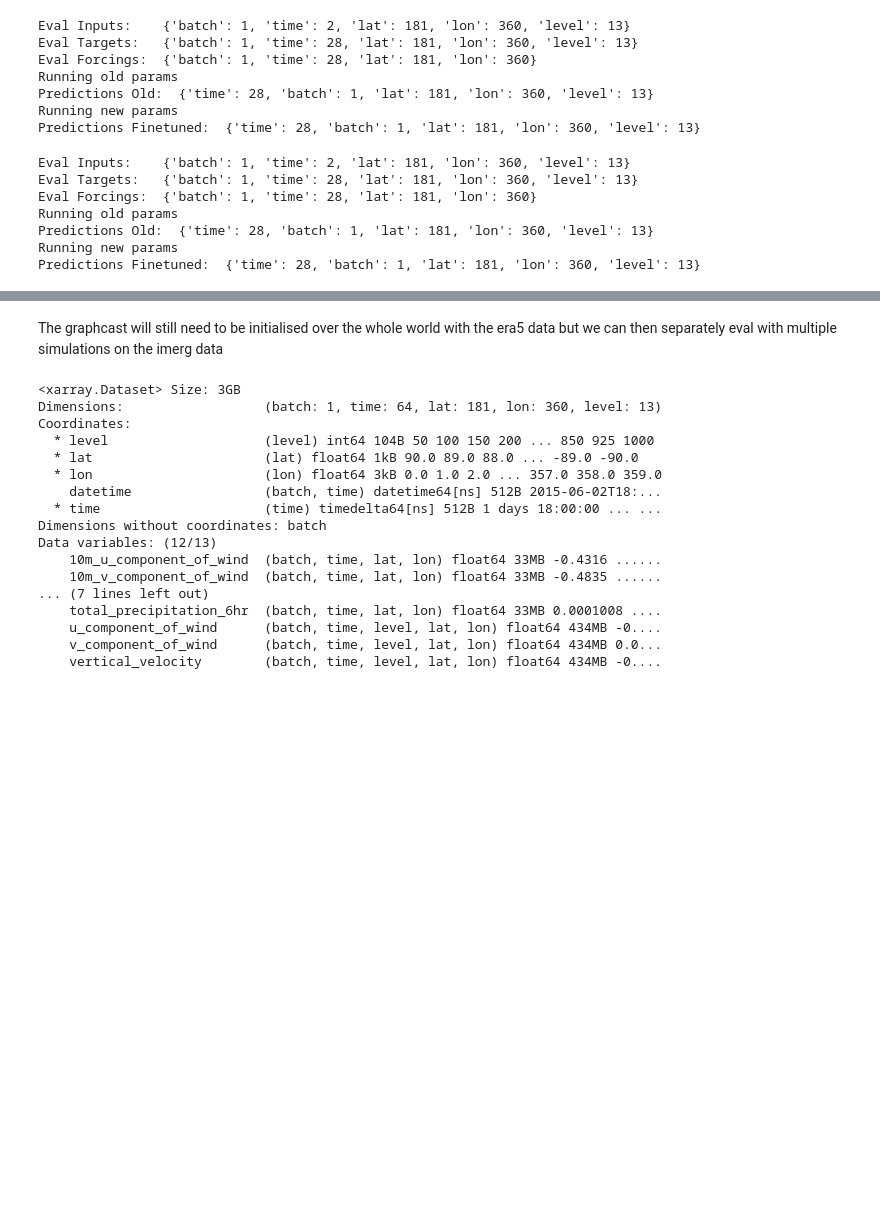
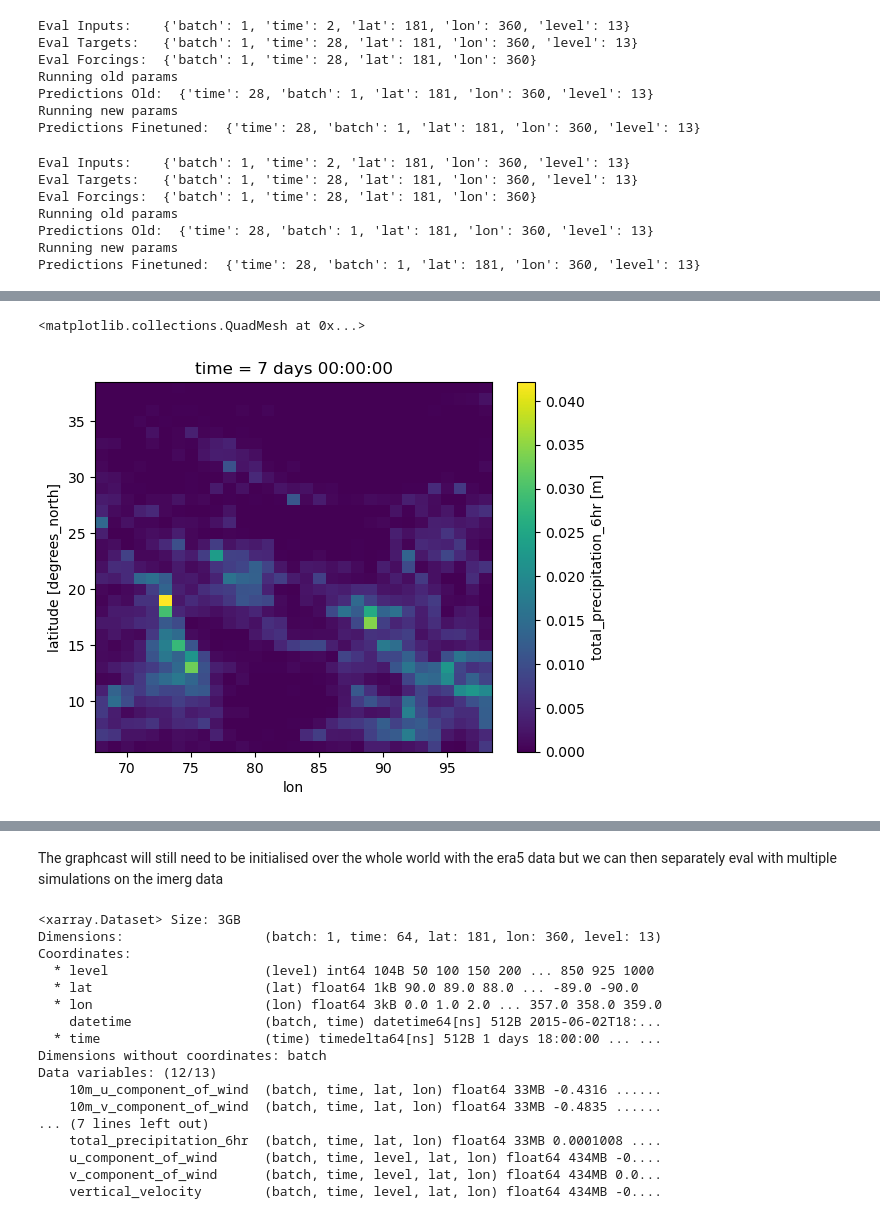
Before and after one commit to SaptarishiD/graphcast, a Jupyter notebook: local_files/finetune_vs_base_imerg.ipynb, the cells around one changed output, grey strips where cells are left out. Cells and saved outputs as stored; diff of their text form; code cells hidden in the pictures; blank space fills up the shorter version.

```diff
--- a/local_files/finetune_vs_base_imerg.ipynb
+++ b/local_files/finetune_vs_base_imerg.ipynb
@@ -451,6 +520,7 @@ Data variables: (12/13)
 # %%
 
-for i in tqdm(range(4)):
+for i in tqdm(range(inits)):
+    select_time_evals_copy[i]['total_precipitation_6hr'] = select_time_evals_copy[i]['total_precipitation_6hr'].astype('float32')
     arco = select_time_evals_copy[i]
     arco = arco.expand_dims(batch=1)
 
@@ -530,7 +560,7 @@ for i in tqdm(range(inits)):
     select_time_evals_copy[i].load(), target_lead_times=slice("6h", "168h"),
     **dataclasses.asdict(task_config))
 
-    assert eval_trial_batch.sizes["time"] >= 3
+    assert select_time_evals_copy[i].sizes["time"] >= 3
 
     logger.info(f"Eval batch time dimensions: {eval_trial_batch.sizes['time']}")
 
@@ -555,8 +585,8 @@ for i in tqdm(range(inits)):
     print("Predictions Finetuned: ", predictions_finetuned.dims.mapping)
 
 
-    predictions_old.to_netcdf(f"/Datastorage/saptarishi.dhanuka_asp25/preds_dir/predictions_old_india2015_2015_{i}_imerg.nc")
-    predictions_finetuned.to_netcdf(f"/Datastorage/saptarishi.dhanuka_asp25/preds_dir/predictions_finetuned_india2015_full_2015_{i}_imerg.nc")
+    predictions_old.to_netcdf(f"/Datastorage/saptarishi.dhanuka_asp25/preds_dir/predictions_old_india2022{i}_imerg3.nc")
+    predictions_finetuned.to_netcdf(f"/Datastorage/saptarishi.dhanuka_asp25/preds_dir/predictions_finetuned_india2022{i}_imerg3.nc")
 # %% [output]
 Eval Inputs:    {'batch': 1, 'time': 2, 'lat': 181, 'lon': 360, 'level': 13}
 Eval Targets:   {'batch': 1, 'time': 28, 'lat': 181, 'lon': 360, 'level': 13}
@@ -668,0 +762,5 @@ def plot_difference_with_targets_base_sims(preds_old, targets, time_step, var_na
+# %%
+eval_inputs, eval_targets, eval_forcings = data_utils.extract_inputs_targets_forcings(
+select_time_evals_copy[0].load(), target_lead_times=slice("6h", "168h"),
+**dataclasses.asdict(task_config))
+eval_targets
@@ -668,0 +850,5 @@ def plot_difference_with_targets_base_sims(preds_old, targets, time_step, var_na
+# %%
+eval_targets.isel(time=-1).isel(batch=0).sel(lat=slice(latmin, latmax), lon=slice(lonmin, lonmax)).squeeze()['total_precipitation_6hr'].plot()
+# %% [output]
+<matplotlib.collections.QuadMesh at 0x...>
+[figure, added]
```
Also changed, not shown: parts of 49 cells of this notebook, 13 other files.
